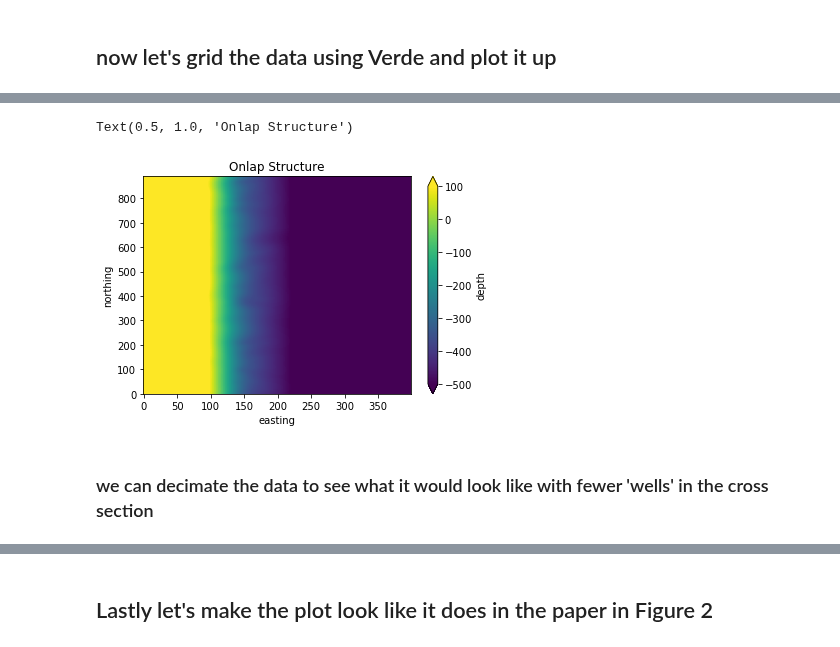
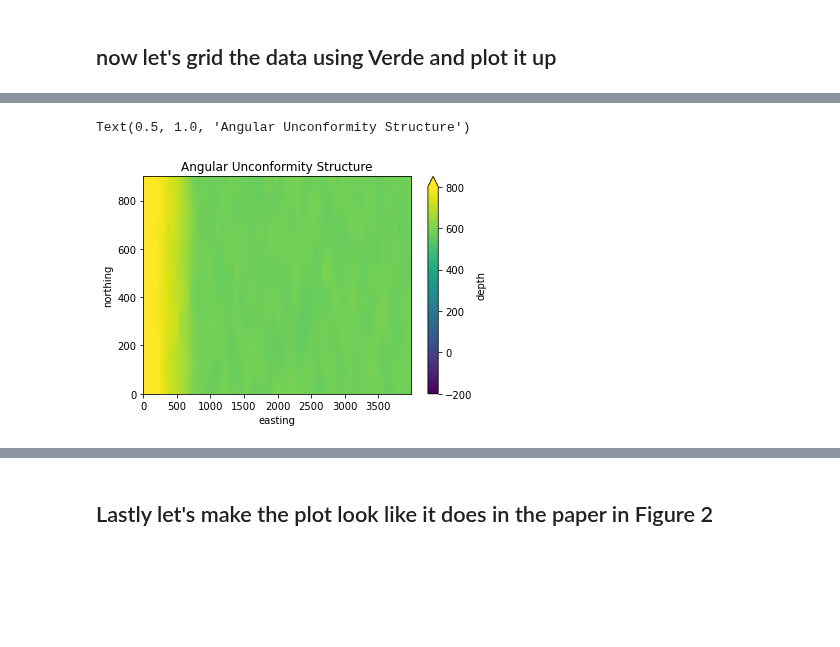
Before and after one commit to jessepisel/stratal-geometries, a Jupyter notebook: 00_map_patterns.ipynb, the cells around one changed output, grey strips where cells are left out. Saved outputs shown, nothing was run; the diff lists cells and outputs as text; code cells hidden in the pictures; blank space fills up the shorter version.

```diff
--- a/00_map_patterns.ipynb
+++ b/00_map_patterns.ipynb
@@ -113,0 +16,14 @@ Text(0.5, 1.0, 'B')
+# %%
+# this creates dummy NAMES for the formations
+NAMES = [
+    "one",
+    "two",
+]
+# this is the number of tops you want in your training data
+NUMBER_OF_LAYERS = 2
+# minimum value for top depths
+SMALLEST = -6
+# maximum value for top depths
+LARGEST = 12
+# number of steps between top depths
+STEP = 2
@@ -113,0 +199,6 @@ Text(0.5, 1.0, 'B')
+# %%
+np.random.seed(18)
+# the value of 10 controls the wavelength of the dataset
+onlapping = onlap(SMALLEST, LARGEST, STEP, NAMES, NUMBER_OF_LAYERS, 10)
+onlap_rotated = rotation(onlapping, 0)
+onlap_thickness, onlap_locations = depth_to_thickness(onlap_rotated, onlap_rotated)
@@ -154,13 +239,9 @@ Text(0.5, 1.0, 'Onlap Isochore')
 # %%
-spline.fit(
-    (DF_ONLAP.iloc[2000:2400, -2] * 10, DF_ONLAP.iloc[2000:2400, -1] * 10),
-    DF_ONLAP.iloc[2000:2400, 3] * 100,
-)
+spline = vd.Spline()
+spline.fit((onlap_locations.ex*100, onlap_locations.ey*100), onlap_rotated.one*100)
 OLSGRID = spline.grid(spacing=1, data_names=["depth"])
-OLSGRID.depth.plot.pcolormesh(cmap="viridis", vmin=100, vmax=-500)
-plt.title("Onlap Structure")
+OLSGRID.depth.plot.pcolormesh(cmap="viridis", vmin=-200, vmax=800)
+plt.title("Angular Unconformity Structure")
 # %% [output]
-Text(0.5, 1.0, 'Onlap Structure')
+Text(0.5, 1.0, 'Angular Unconformity Structure')
-[figure, old version]
+[figure, new version]
-# %% [markdown]
-### we can decimate the data to see what it would look like with fewer 'wells' in the cross section
```
Also changed, not shown: parts of 24 cells of this notebook, 22 other files.
